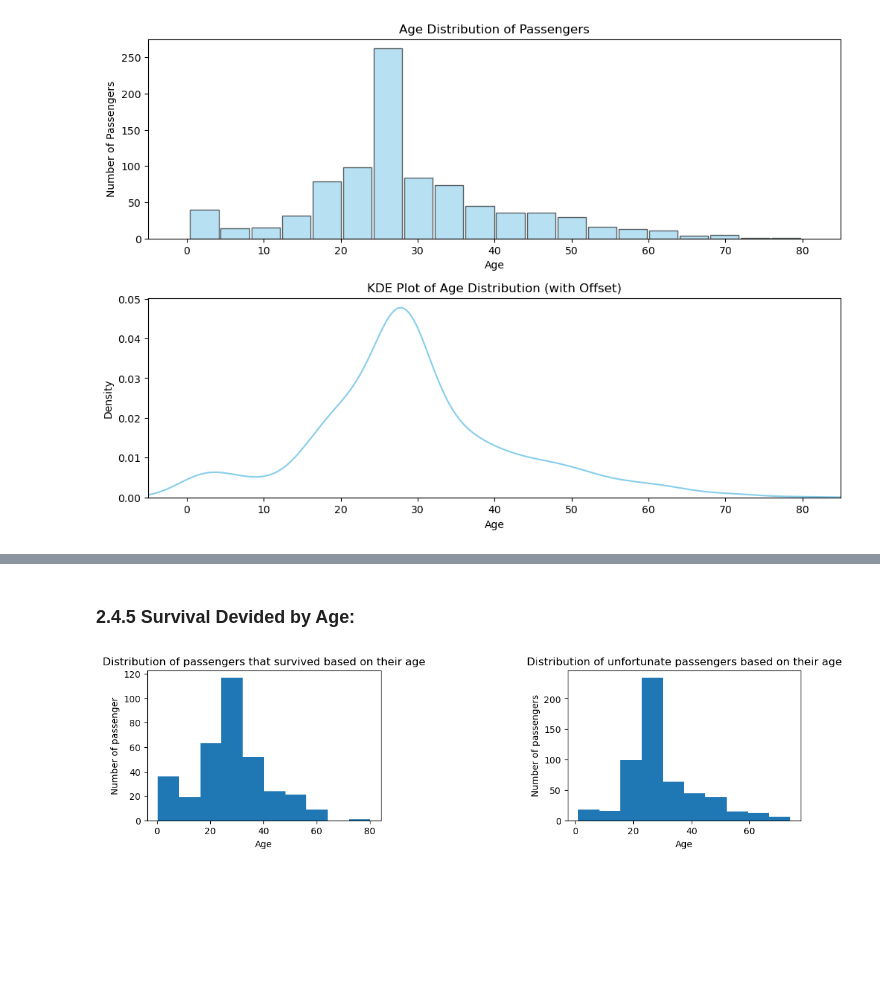
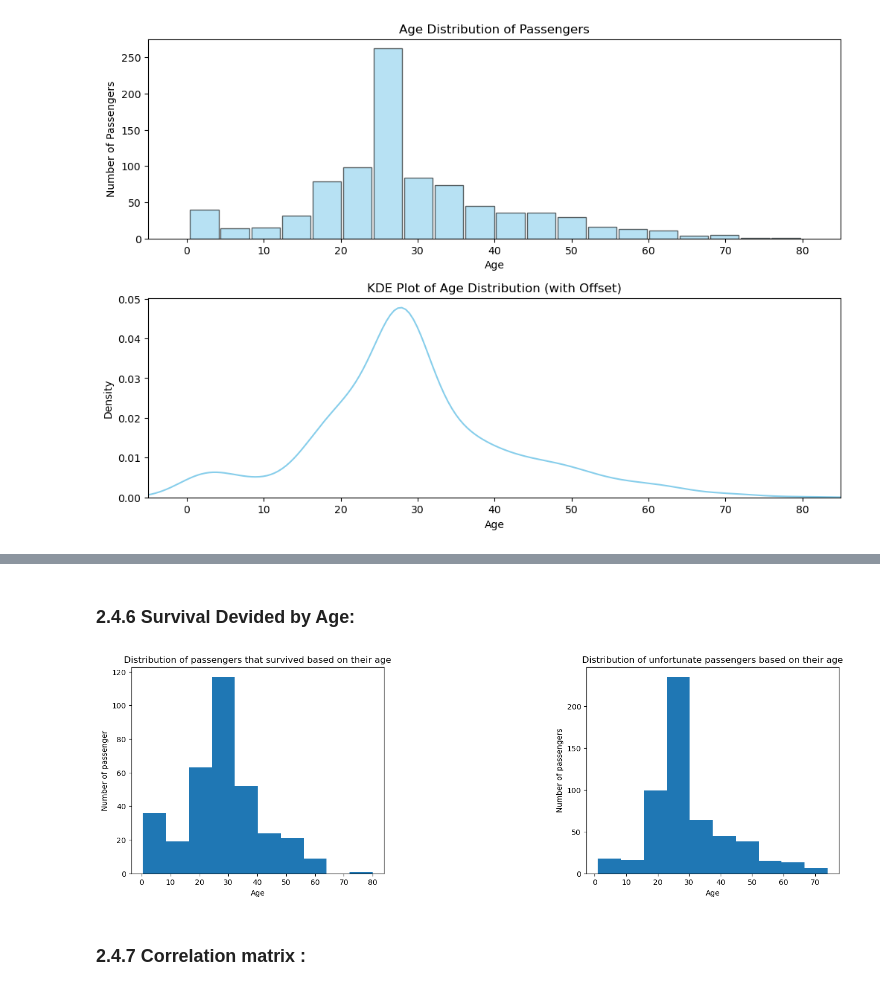
Before and after one commit to ImadElMaftouhi/codsoft, a Jupyter notebook: TITANIC SURVIVAL PREDICTION/main.ipynb, the cells around one changed output, grey strips where cells are left out. Cells and saved outputs as stored; diff of their text form; code cells hidden in the pictures; blank space fills up the shorter version.

Commit message:
Relationship matrixs

```diff
--- a/TITANIC SURVIVAL PREDICTION/main.ipynb
+++ b/TITANIC SURVIVAL PREDICTION/main.ipynb
@@ -839,27 +865,29 @@ plt.show()
 # %% [markdown]
-### 2.4.5 Survival Devided by Age:
+### 2.4.6 Survival Devided by Age:
 # %%
-plt.figure(figsize = (13,3) )
+plt.figure(figsize = (17,5) )
 
 surv_yes = df[df['Survived'] == 1]
 
 surv_non = df[df['Survived'] == 0]
 
 plt.subplots_adjust(hspace=0.3)
 plt.subplots_adjust(wspace=0.8)
 
 plt.subplot(121)
 plt.hist(surv_yes['Age'])
 plt.xlabel('Age')
 plt.ylabel('Number of passenger')
 plt.title('Distribution of passengers that survived based on their age')
 
 plt.subplot(122)
 plt.hist(surv_non['Age'])
 plt.xlabel('Age')
 plt.ylabel('Number of passengers')
 plt.title('Distribution of unfortunate passengers based on their age')
 
 plt.show()
 # %% [output]
-[figure, old version]
+[figure, new version]
+# %% [markdown]
+### 2.4.7 Correlation matrix :
```
Also changed, not shown: parts of 19 cells of this notebook, 1 other file.
